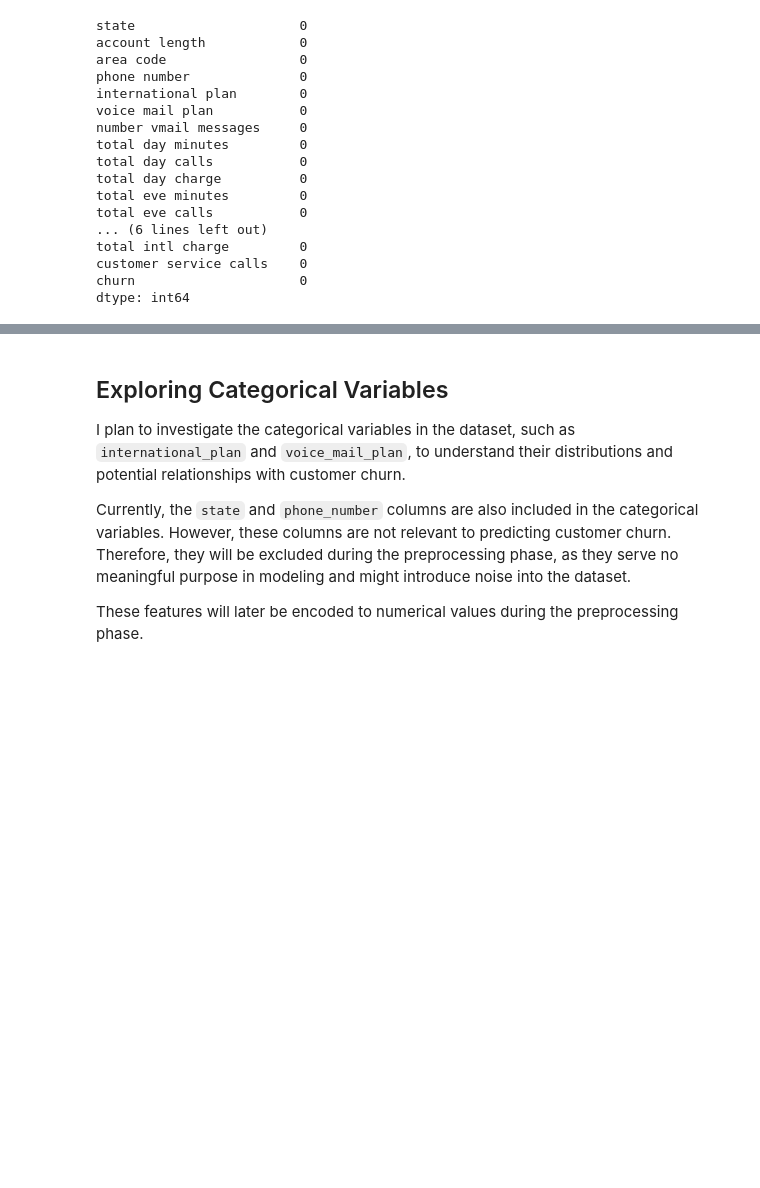
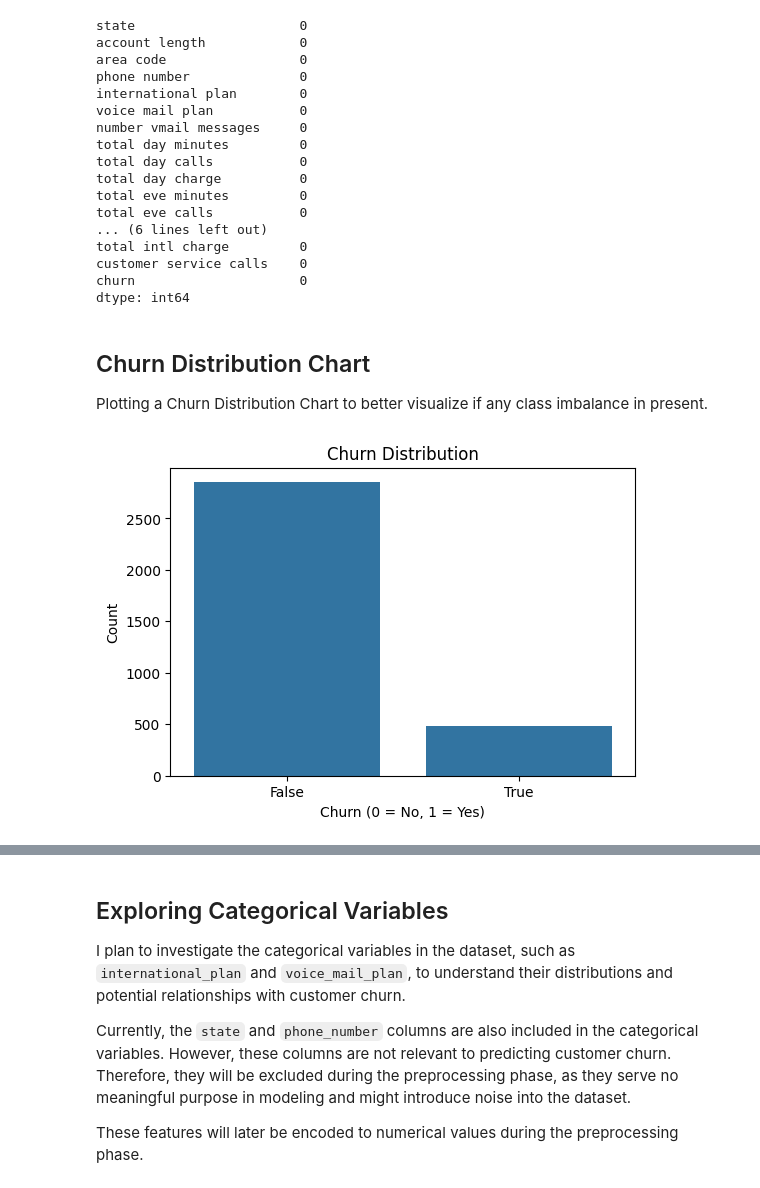
Before and after one commit to 66ultra/customer-churn-classification, a Jupyter notebook: notebooks/01_eda.ipynb, the cells around one changed output, grey strips where cells are left out. Cells and saved outputs as stored; diff of their text form; code cells hidden in the pictures; blank space fills up the shorter version.

Commit message:
Added some additional visualizations

```diff
--- a/notebooks/01_eda.ipynb
+++ b/notebooks/01_eda.ipynb
@@ -75,3 +75,20 @@ total intl charge         0
 customer service calls    0
 churn                     0
 dtype: int64
+# %% [markdown]
+## Churn Distribution Chart
+
+Plotting a Churn Distribution Chart to better visualize if any class imbalance in present.
+# %%
+import matplotlib.pyplot as plt
+import seaborn as sns
+
+# plotting churn distribution
+plt.figure(figsize=(6, 4))
+sns.countplot(x='churn', data=df)
+plt.title('Churn Distribution')
+plt.xlabel('Churn (0 = No, 1 = Yes)')
+plt.ylabel('Count')
+plt.show()
+# %% [output]
+[figure, added]
```
Also changed, not shown: parts of 7 cells of this notebook.
